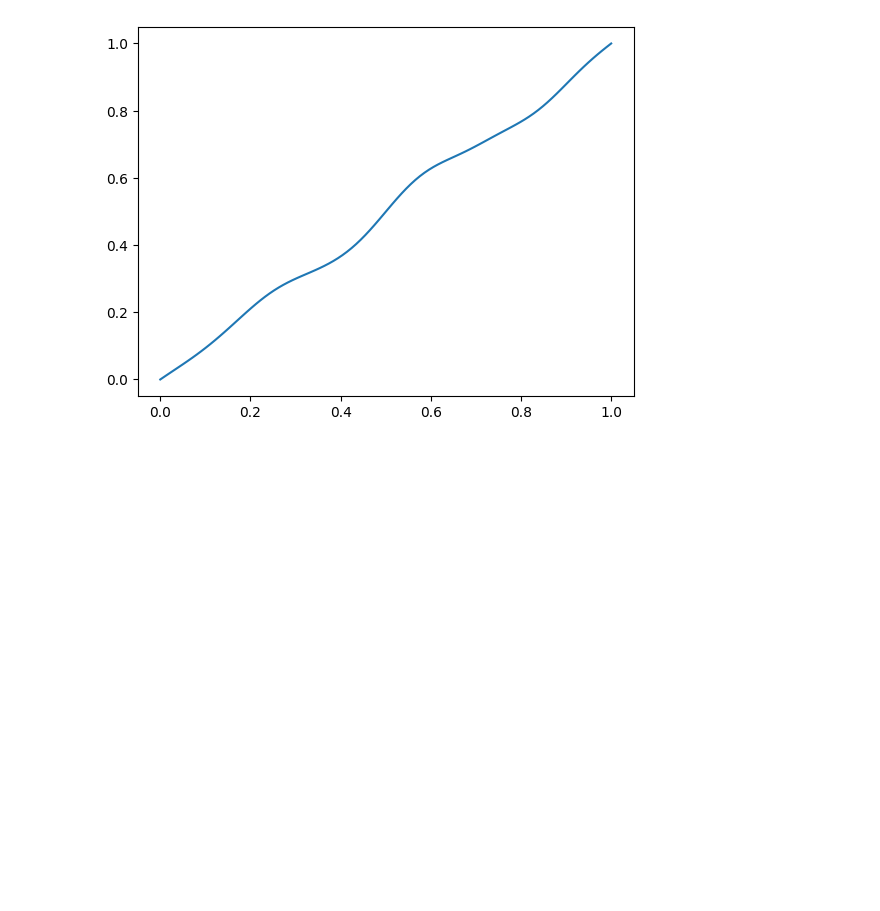
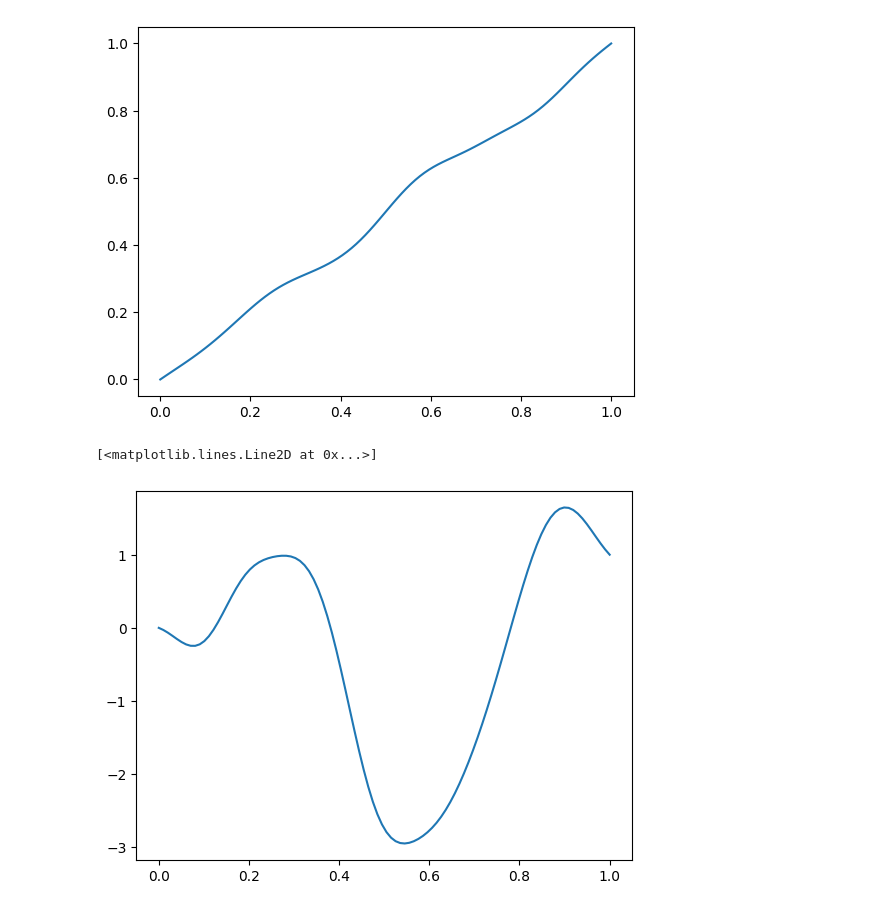
Before and after one commit to yuanqing-wang/lean, a Jupyter notebook: notebooks/plot_schedules.ipynb, the cells around one changed output. Saved outputs shown, nothing was run; the diff lists cells and outputs as text; code cells hidden in the pictures; blank space fills up the shorter version.

```diff
--- a/notebooks/plot_schedules.ipynb
+++ b/notebooks/plot_schedules.ipynb
@@ -16,3 +16,18 @@ plt.plot(linspace, y)
 # %% [output]
 [<matplotlib.lines.Line2D at 0x...>]
 [figure]
+# %%
+from lean.schedules import MeanFieldSinRBFSchedule
+
+schedule = MeanFieldSinRBFSchedule(100)
+import torch
+linspace = torch.linspace(0, 1, 100)
+import matplotlib.pyplot as plt
+gamma, coefficient = schedule.gamma, schedule.coefficient
+_gamma = gamma.sample()
+_coefficient = coefficient.sample()
+y = [schedule(x, _gamma, _coefficient).detach() for x in linspace]
+plt.plot(linspace, y)
+# %% [output]
+[<matplotlib.lines.Line2D at 0x...>]
+[figure, added]
```
Also changed, not shown: parts of 1 cell of this notebook, 6 other files.
